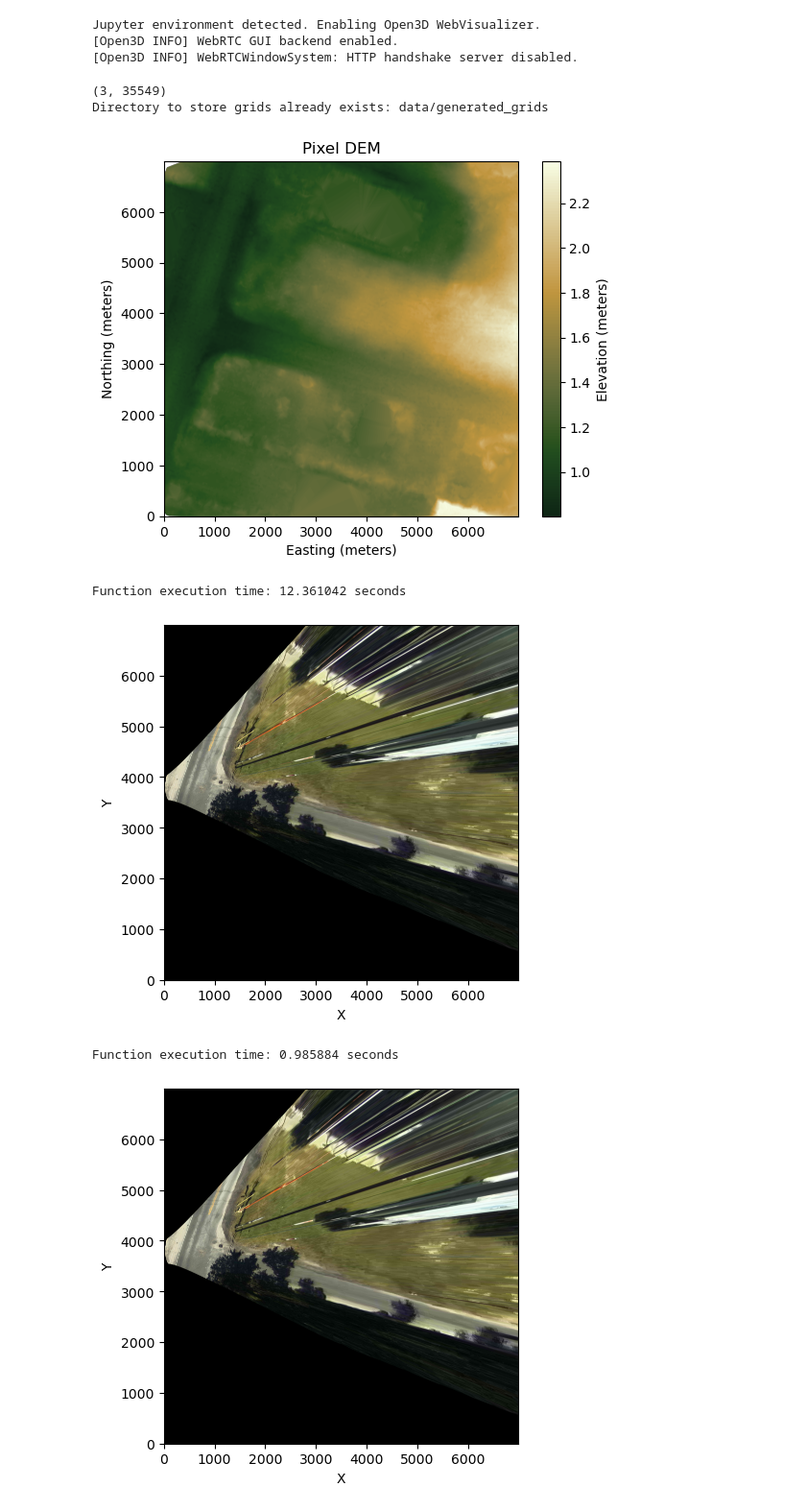
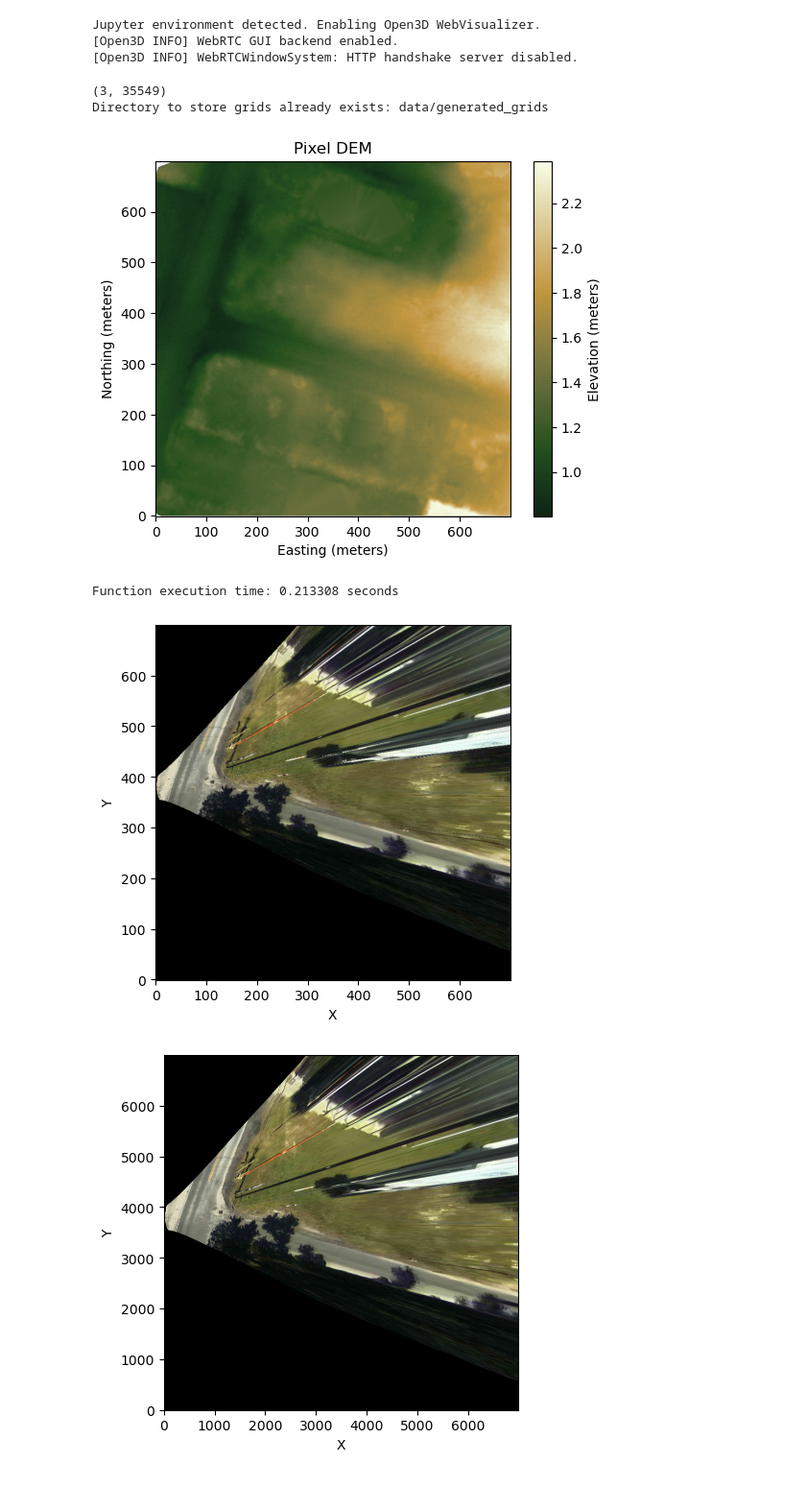
Before and after one commit to rtmccune/depth_mapping, a Jupyter notebook: gpu_acc_tests.ipynb, the cells around one changed output. Shown at 96% size. Drawn from its saved outputs; the diff is of its cells as text; code cells hidden in the pictures.

```diff
--- a/gpu_acc_tests.ipynb
+++ b/gpu_acc_tests.ipynb
@@ -71,7 +72,7 @@ x = filtered_df['x'].values
 y = filtered_df['y'].values
 z = filtered_df['z'].values
 
-resolution = 0.01 # meters
+resolution = 0.10 # meters
 
 pts_array = np.array([x, y, z])
 
@@ -79,34 +80,34 @@ print(pts_array.shape)
 
 grid_dir = 'data/generated_grids'
 grid_x, grid_y, grid_z = gen_grid(min_x_extent, max_x_extent, min_y_extent, max_y_extent, resolution, pts_array, dir=grid_dir)
 
 grid_x = grid_x.T
 grid_y = grid_y.T
 grid_z = grid_z.T
 
 # Get the topo colormap from cmocean
 cmap = cmocean.cm.topo
 
 # Truncate the colormap to get only the above-land portion
 # Assuming "above land" is the upper half of the colormap
 above_land_cmap = LinearSegmentedColormap.from_list(
     'above_land_cmap', cmap(np.linspace(0.5, 1, 256))
 )
 
 plt.imshow(grid_z, origin='lower', cmap=above_land_cmap)
 plt.colorbar(label='Elevation (meters)')
 plt.title('Pixel DEM')
 plt.xlabel('Easting (meters)')
 plt.ylabel('Northing (meters)')
 
 # Save the figure before showing it
 # plt.savefig('/home/rmccune/depth_mapping/plots/pixel_DEM_1cm_res_CB_03.png', bbox_inches='tight', pad_inches=0.1, dpi=300)
 
 plt.show()
 # %% [output]
 (3, 35549)
 Directory to store grids already exists: data/generated_grids
-[figure, old version]
+[figure, new version]
 # %%
 from rectification_utils import *
 # %%
@@ -119,7 +120,7 @@ end_time = time.perf_counter()
 elapsed_time = end_time - start_time
 print(f"Function execution time: {elapsed_time:.6f} seconds")
 # %% [output]
-Function execution time: 12.361042 seconds
+Function execution time: 0.213308 seconds
 # %%
 plt.imshow(ir)
 plt.gca().invert_yaxis()
@@ -130,7 +131,7 @@ plt.ylabel('Y')
 
 plt.show()
 # %% [output]
-[figure, old version]
+[figure, new version]
 # %%
 grid_x_gpu = cp.array(grid_x)
 grid_y_gpu = cp.array(grid_y)
@@ -139,16 +140,14 @@ grid_z_gpu = cp.array(grid_z)
 intrinsics_gpu = cp.array(intrinsics)
 extrinsics_gpu = cp.array(extrinsics)
 
-start_time = time.perf_counter()
+# start_time = time.perf_counter()
 
-ir_gpu = mergeRectify_gpu('CAM_CB_03_20231008174225.jpg', intrinsics_gpu, extrinsics_gpu, grid_x_gpu, grid_y_gpu, grid_z_gpu)
+# ir_gpu = mergeRectify_gpu('CAM_CB_03_20231008174225.jpg', intrinsics_gpu, extrinsics_gpu, grid_x_gpu, grid_y_gpu, grid_z_gpu)
 
-end_time = time.perf_counter()
+# end_time = time.perf_counter()
 
-elapsed_time = end_time - start_time
-print(f"Function execution time: {elapsed_time:.6f} seconds")
+# elapsed_time = end_time - start_time
+# print(f"Function execution time: {elapsed_time:.6f} seconds")
-# %% [output]
-Function execution time: 0.985884 seconds
 # %%
 show_ir_gpu = cp.asnumpy(ir_gpu)
 plt.imshow(show_ir_gpu)
```
Also changed, not shown: parts of 35 cells of this notebook, 1 other file.
